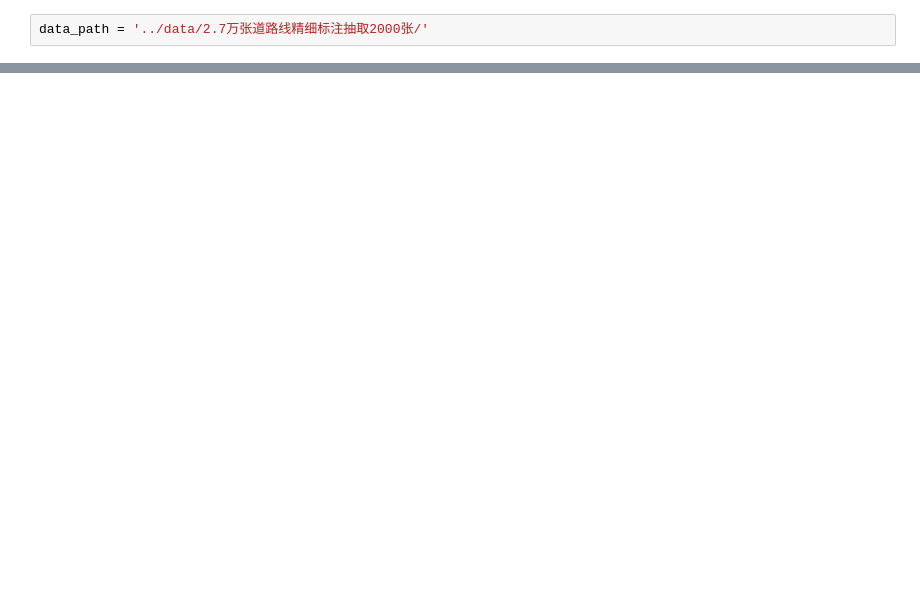
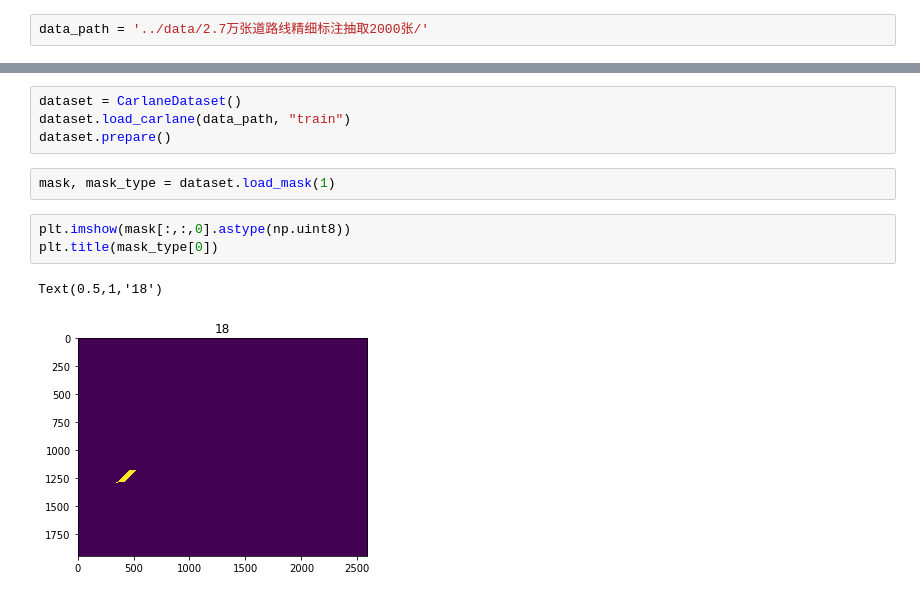
Before and after one commit to XL2013/CarLaneDetetion, a Jupyter notebook: jupyter/data.ipynb, the cells around one changed output, grey strips where cells are left out. Cells and saved outputs as stored; diff of their text form; blank space fills up the shorter version.

Commit message:
compelete dataset code

```diff
--- a/jupyter/data.ipynb
+++ b/jupyter/data.ipynb
@@ -94,0 +144,12 @@ class CarlaneDataset(utils.Dataset):
+# %%
+dataset = CarlaneDataset()
+dataset.load_carlane(data_path, "train")
+dataset.prepare()
+# %%
+mask, mask_type = dataset.load_mask(1)
+# %%
+plt.imshow(mask[:,:,0].astype(np.uint8))
+plt.title(mask_type[0])
+# %% [output]
+Text(0.5,1,'18')
+[figure, added]
```
Also changed, not shown: parts of 14 cells of this notebook, 3 other files.
